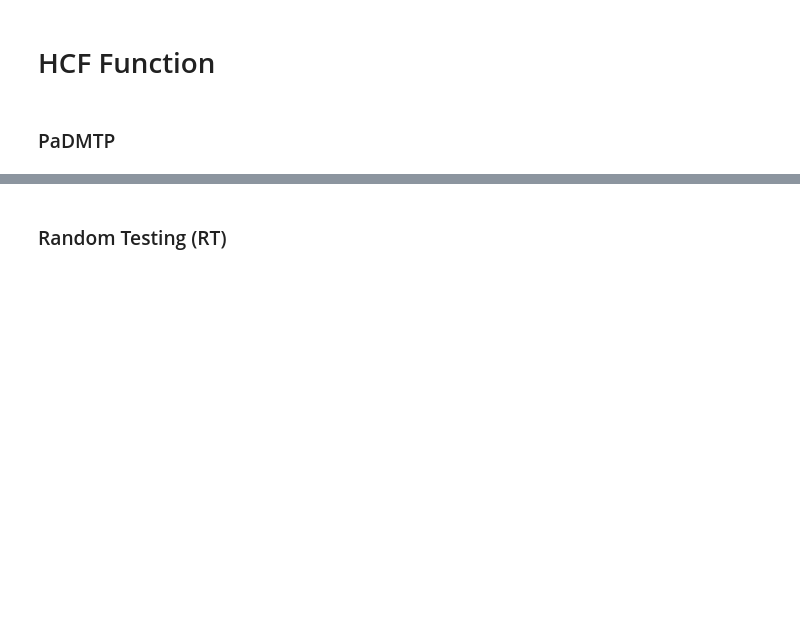
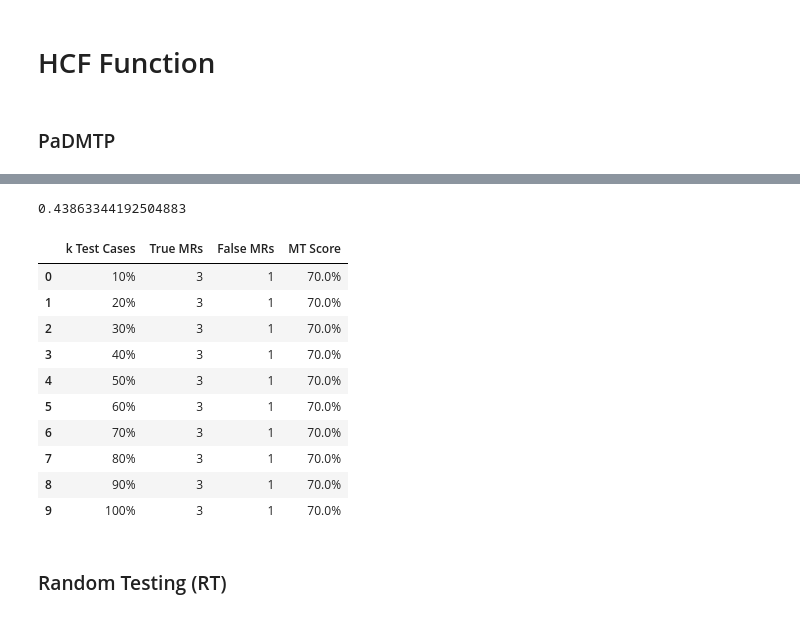
Before and after one commit to atif-imran-1/PaDMTP2, a Jupyter notebook: HCF.ipynb, the cells around one changed output, grey strips where cells are left out. Drawn from its saved outputs; the diff is of its cells as text; code cells hidden in the pictures; blank space fills up the shorter version.

```diff
--- a/HCF.ipynb
+++ b/HCF.ipynb
@@ -41,4 +46,4 @@ print(f"HCF - PaDMTP - Test Cases: {hcf_length}")
 # %%
 mutPyObj = 'mut.py --target testcodes.hcf --unit-test mutations.test_hcf_padmt -m'
 
-hcfCodeResults = padmtp_algo(hcf, cleaned_solutions, mutPyObj)
+padmtp_rslt = padmtp_algo(hcf, cleaned_solutions, mutPyObj)
@@ -45,4 +68,18 @@ hcfCodeResults = padmtp_algo(hcf, cleaned_solutions, mutPyObj)
 # %%
-hcfCodeResults['PaDMTP_Overhead']
+padmtp_rslt['PaDMTP_Overhead']
+# %% [output]
+0.43863344192504883
 # %%
-hcfCodeResults['PaDMTP_DataFrame']
+padmtp_rslt['PaDMTP_DataFrame']
+# %% [output]
+|  | k Test Cases | True MRs | False MRs | MT Score |
+| 0 | 10% | 3 | 1 | 70.0% |
+| 1 | 20% | 3 | 1 | 70.0% |
+| 2 | 30% | 3 | 1 | 70.0% |
+| 3 | 40% | 3 | 1 | 70.0% |
+| 4 | 50% | 3 | 1 | 70.0% |
+| 5 | 60% | 3 | 1 | 70.0% |
+| 6 | 70% | 3 | 1 | 70.0% |
+| 7 | 80% | 3 | 1 | 70.0% |
+| 8 | 90% | 3 | 1 | 70.0% |
+| 9 | 100% | 3 | 1 | 70.0% |
```
Also changed, not shown: parts of 16 cells of this notebook, 6 other files.
